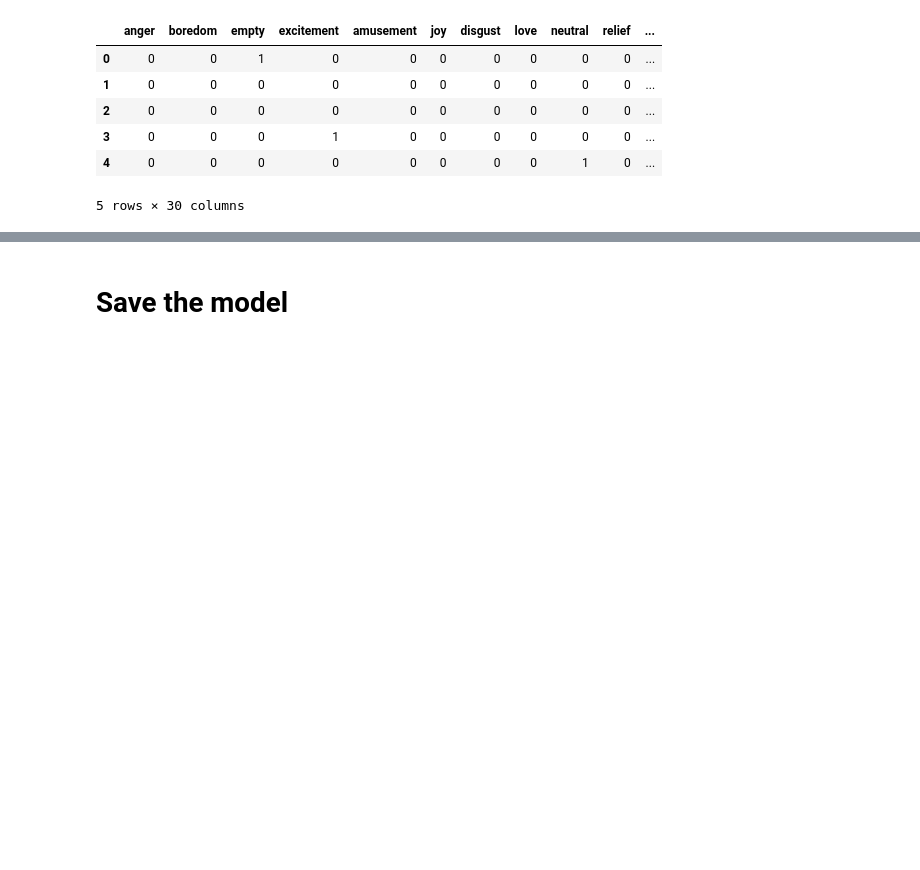
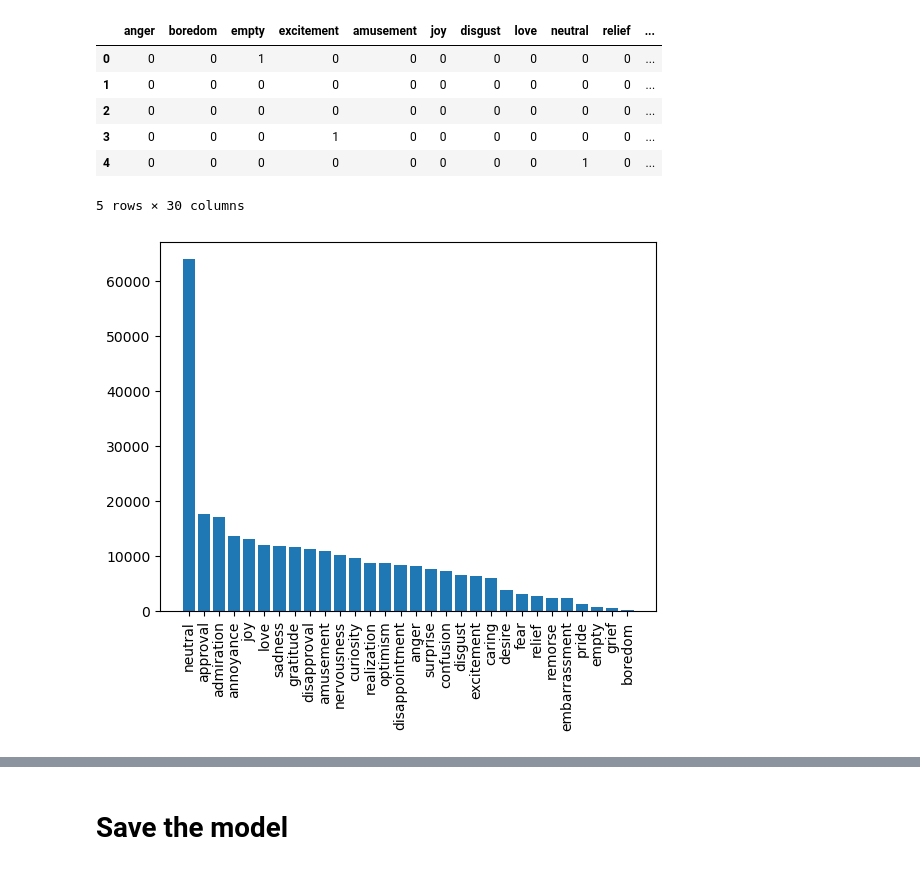
Before and after one commit to Tugaytalha/Sentiment_Analysis_From_Movie_Reviews, a Jupyter notebook: train_model.ipynb, the cells around one changed output, grey strips where cells are left out. Cells and saved outputs as stored; diff of their text form; code cells hidden in the pictures; blank space fills up the shorter version.

```diff
--- a/train_model.ipynb
+++ b/train_model.ipynb
@@ -30,3 +28,20 @@ df.drop(columns=['text']).head(5)
 | 3 | 0 | 0 | 0 | 1 | 0 | 0 | 0 | 0 | 0 | 0 | ... |
 | 4 | 0 | 0 | 0 | 0 | 0 | 0 | 0 | 0 | 1 | 0 | ... |
 5 rows × 30 columns
+# %%
+import matplotlib.pyplot as plt
+
+# Plot the frequency of each sentiment from the most frequent to the least frequent
+# This will help us determine which sentiments to drop to balance the dataset
+collsWoText = df.columns.drop('text')
+
+# Create a mapping of sentiment to frequency
+sentiment_freq = { i : df[i].sum() for i in collsWoText}
+# Sort the mapping by frequency
+sentiment_freq = dict(sorted(sentiment_freq.items(), key=lambda item: item[1], reverse=True))
+# Plot the frequency of each sentiment
+plt.bar(sentiment_freq.keys(), sentiment_freq.values())
+plt.xticks(rotation=90)
+plt.show()
+# %% [output]
+[figure, added]
```
Also changed, not shown: parts of 10 cells of this notebook, 4 other files.
